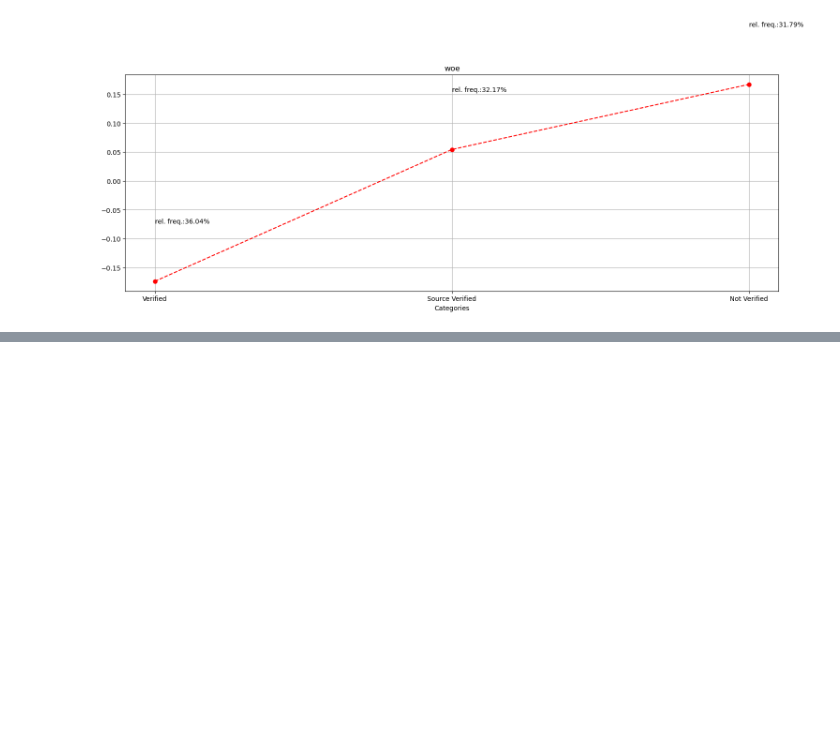
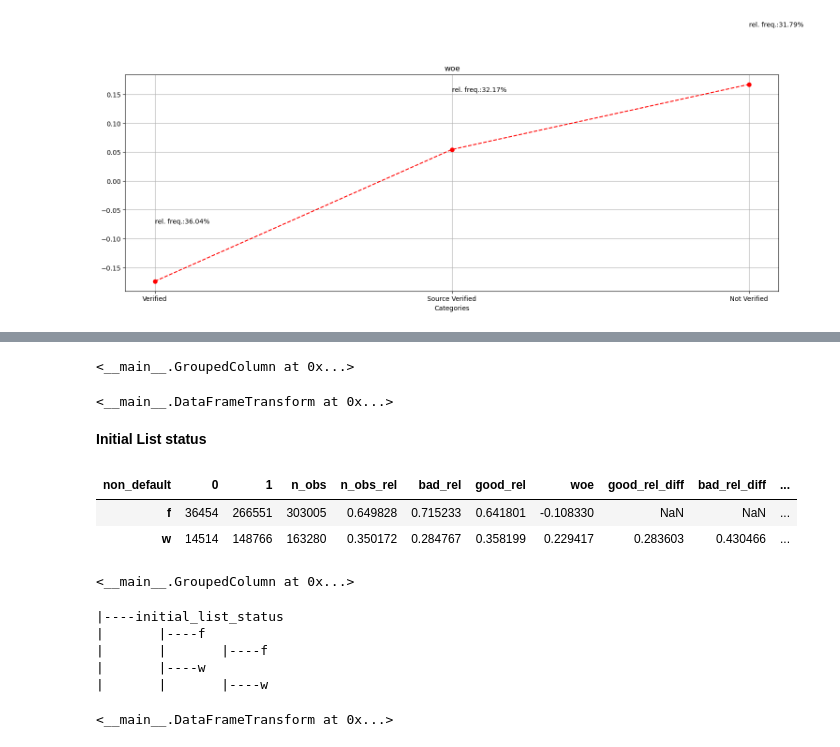
Before and after one commit to Xavi-Linux/CaRMeLo, a Jupyter notebook: notebooks/Data_preparation.ipynb, the cells around one changed output, grey strips where cells are left out. Saved outputs shown, nothing was run; the diff lists cells and outputs as text; code cells hidden in the pictures; blank space fills up the shorter version.

```diff
--- a/notebooks/Data_preparation.ipynb
+++ b/notebooks/Data_preparation.ipynb
@@ -474,0 +498,18 @@ dft.transform(cat_df, remove_originals=True)
+# %%
+purpose_groups.add_child(
+        Group().extend_group(['educational', 'small_business', 'wedding', 'renewable_energy', 'moving', 'house', 'other', 'medical', 'vacation'])
+    ).add_child(
+        Group().add_child('debt_consolidation')
+    ).add_child(
+        Group().extend_group(['major_purchase', 'car', 'home_improvement'])
+    ).add_child(
+        Group().add_child('credit_card')
+    )
+# %% [output]
+<__main__.GroupedColumn at 0x...>
+# %%
+dft.add_child(purpose_groups)
+# %% [output]
+<__main__.DataFrameTransform at 0x...>
+# %% [markdown]
+**Initial List status**
@@ -474,0 +518,22 @@ dft.transform(cat_df, remove_originals=True)
+# %%
+woe_summary.loc['initial_list_status', :].head()
+# %% [output]
+| non_default | 0 | 1 | n_obs | n_obs_rel | bad_rel | good_rel | woe | good_rel_diff | bad_rel_diff | ... |
+| f | 36454 | 266551 | 303005 | 0.649828 | 0.715233 | 0.641801 | -0.108330 | NaN | NaN | ... |
+| w | 14514 | 148766 | 163280 | 0.350172 | 0.284767 | 0.358199 | 0.229417 | 0.283603 | 0.430466 | ... |
+# %%
+initial_list_groups.add_one_category_groups(['f', 'w'])
+# %% [output]
+<__main__.GroupedColumn at 0x...>
+# %%
+print(initial_list_groups)
+# %% [output]
+|----initial_list_status
+|       |----f
+|       |       |----f
+|       |----w
+|       |       |----w
+# %%
+dft.add_child(initial_list_groups)
+# %% [output]
+<__main__.DataFrameTransform at 0x...>
```
Also changed, not shown: parts of 18 cells of this notebook.
